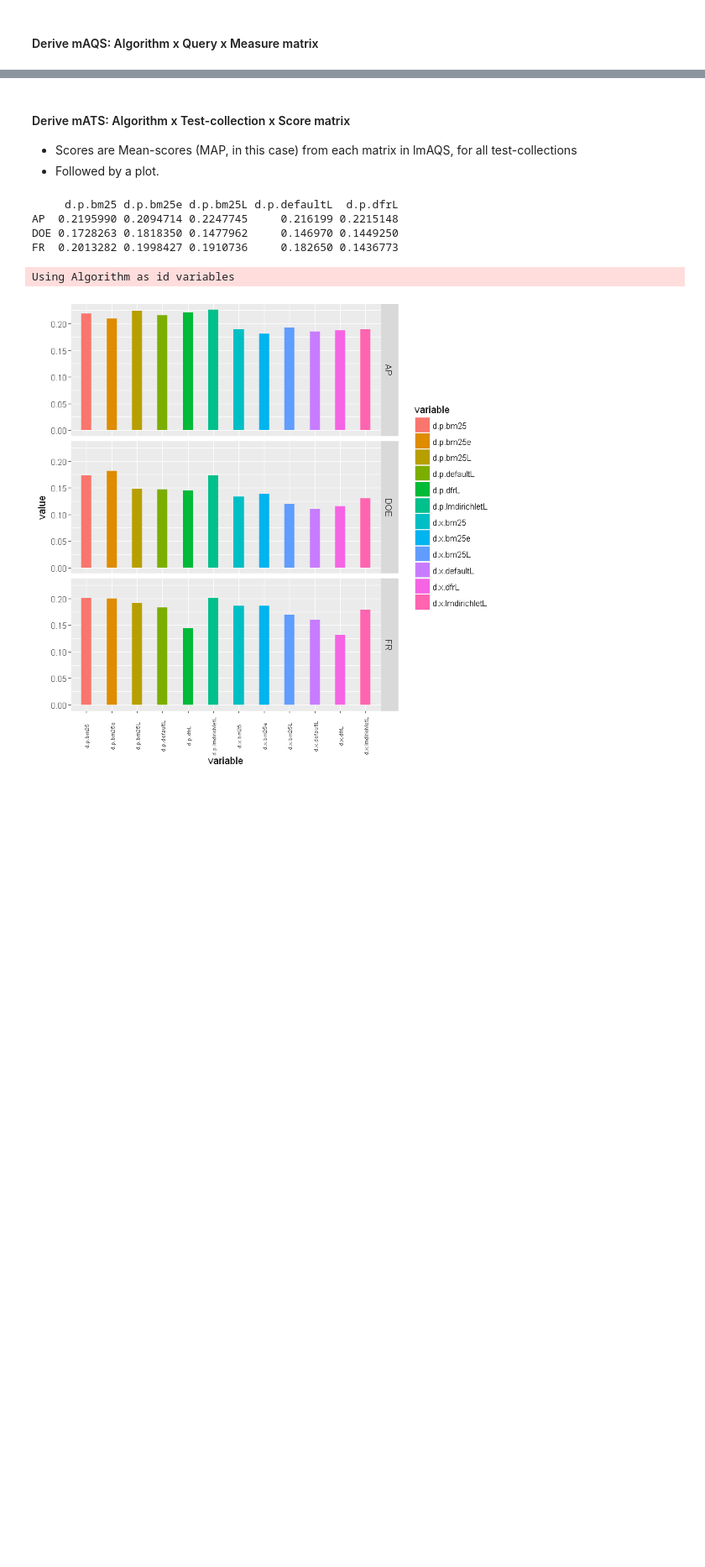
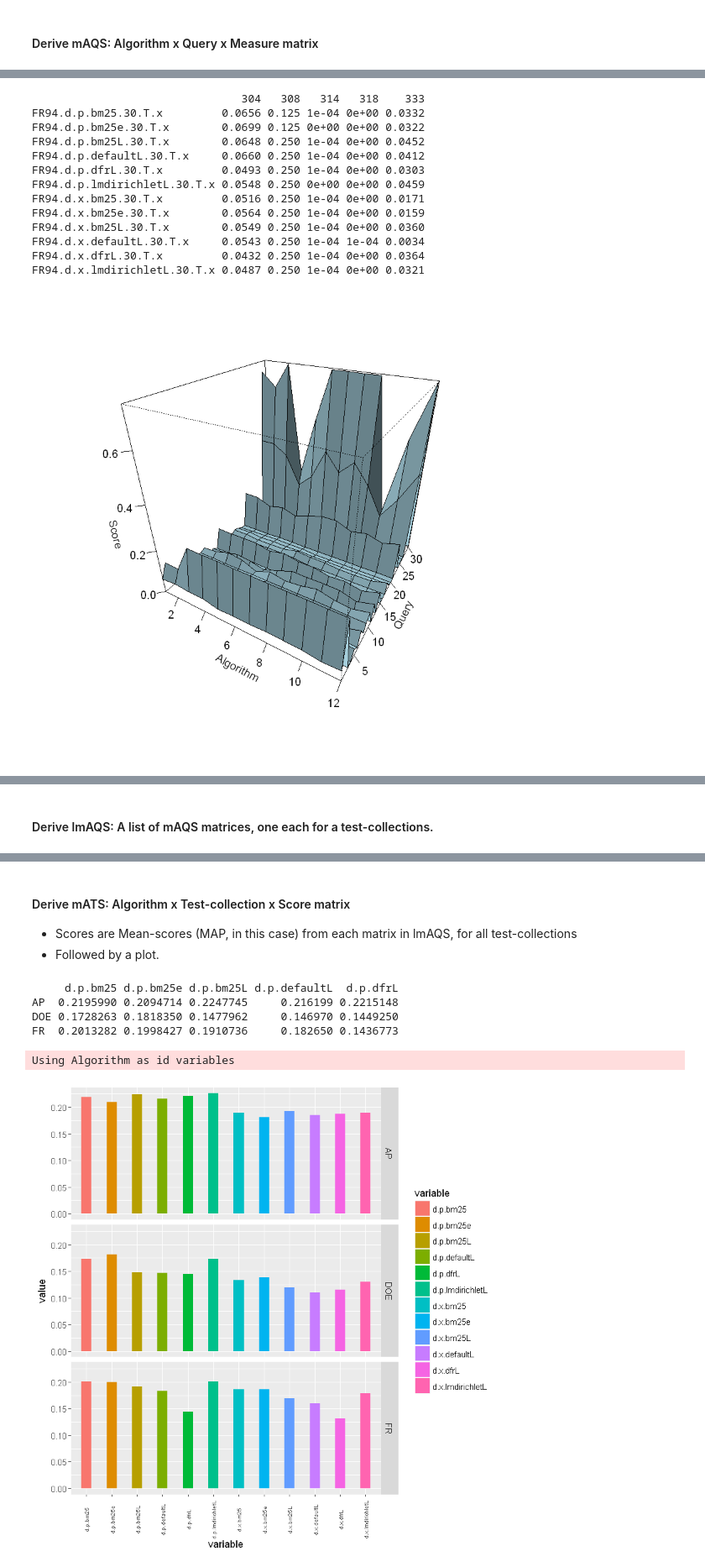
Before and after one commit to TheSeaOfRhun/IREval, a Jupyter notebook: xcollection/xcollection.ipynb, the cells around one changed output, grey strips where cells are left out. Shown: that part at 84% size. Drawn from its saved outputs; the diff is of its cells as text; code cells hidden in the pictures; blank space fills up the shorter version.

```diff
--- a/xcollection/xcollection.ipynb
+++ b/xcollection/xcollection.ipynb
@@ -105,0 +148,33 @@ Rprec                   0.1351    0.0935    0.1622    0.2683    0.1750
+# %%
+vfEval = getEvalFileList("^FR94\\..*")
+mAQS = AQSMatrix(vfEval)
+print(mAQS[, 1:5])
+
+persp(x = 1:nrow(mAQS), y = 1:ncol(mAQS), z = mAQS, xlab = "Algorithm", ylab = "Query", zlab = "Score", theta = 30, phi = 30, col = "lightblue", shade = 0.25, ticktype = "detailed")
+
+rc <- rainbow(nrow(mAQS), start = 0, end = .3)
+cc <- rainbow(ncol(mAQS), start = 0, end = .3)
+heatmap(mAQS, Rowv = NA, Colv = NA, col = heat.colors(256), RowSideColor = rc, ColSideColors = cc)
+
+# Boxplot the algorithms' score.
+
+plot(as.factor(rownames(mAQS)), mAQS)
+
+dAQS = getDataFrameFromMatrix(mAQS, "algorithm")
+dlAQS = melt(dAQS, id.vars = "algorithm", variable.name = "query", value.name = "score")
+ggplot(dlAQS, aes(x = algorithm, y = score, fill = algorithm)) + geom_boxplot() + theme(strip.text.x = element_text(size = 8, angle = 90), axis.text.x = element_text(angle = 90, vjust = 0.5, size = 6))
+# %% [output]
+                                304   308   314   318    333
+FR94.d.p.bm25.30.T.x         0.0656 0.125 1e-04 0e+00 0.0332
+FR94.d.p.bm25e.30.T.x        0.0699 0.125 0e+00 0e+00 0.0322
+FR94.d.p.bm25L.30.T.x        0.0648 0.250 1e-04 0e+00 0.0452
+FR94.d.p.defaultL.30.T.x     0.0660 0.250 1e-04 0e+00 0.0412
+FR94.d.p.dfrL.30.T.x         0.0493 0.250 1e-04 0e+00 0.0303
+FR94.d.p.lmdirichletL.30.T.x 0.0548 0.250 0e+00 0e+00 0.0459
+FR94.d.x.bm25.30.T.x         0.0516 0.250 1e-04 0e+00 0.0171
+FR94.d.x.bm25e.30.T.x        0.0564 0.250 1e-04 0e+00 0.0159
+FR94.d.x.bm25L.30.T.x        0.0549 0.250 1e-04 0e+00 0.0360
+FR94.d.x.defaultL.30.T.x     0.0543 0.250 1e-04 1e-04 0.0034
+FR94.d.x.dfrL.30.T.x         0.0432 0.250 1e-04 0e+00 0.0364
+FR94.d.x.lmdirichletL.30.T.x 0.0487 0.250 1e-04 0e+00 0.0321
+[figure, added]
@@ -106,3 +184,5 @@ Rprec                   0.1351    0.0935    0.1622    0.2683    0.1750
+# %% [markdown]
+#### Derive lmAQS: A list of mAQS matrices, one each for a test-collections.
 # %%
 vTName = c("AP", "DOE", "FR")
 lTIndex = setNames(as.list(1:length(vTName)), vTName)
```
Also changed, not shown: parts of 6 cells of this notebook.
